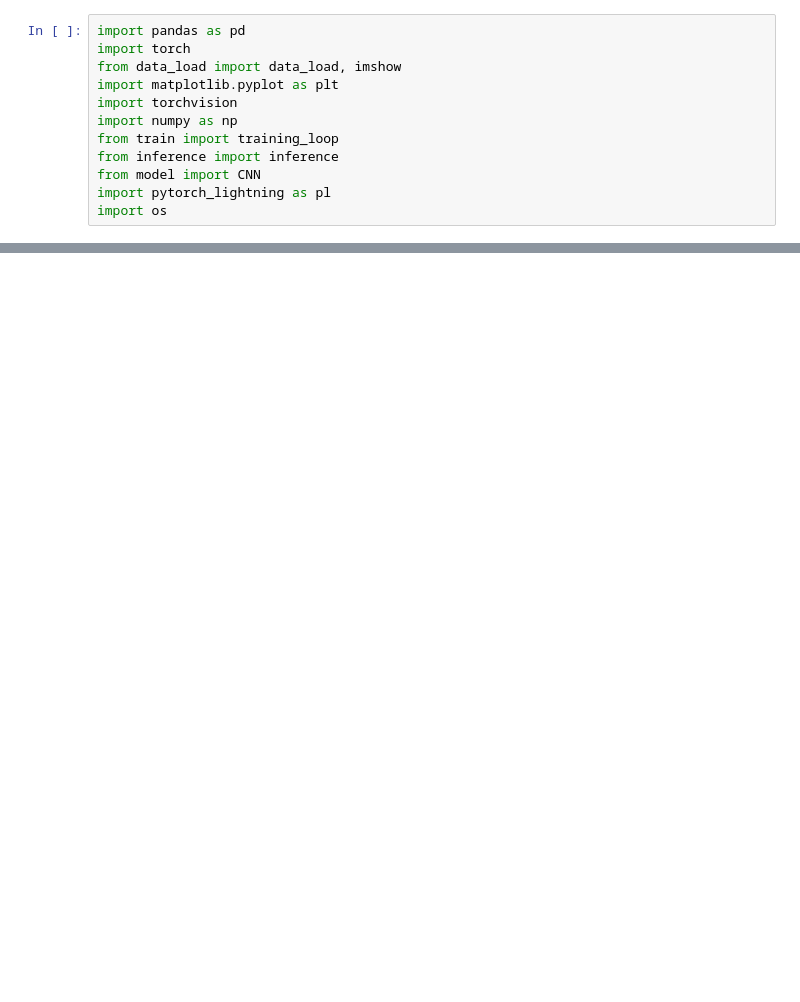
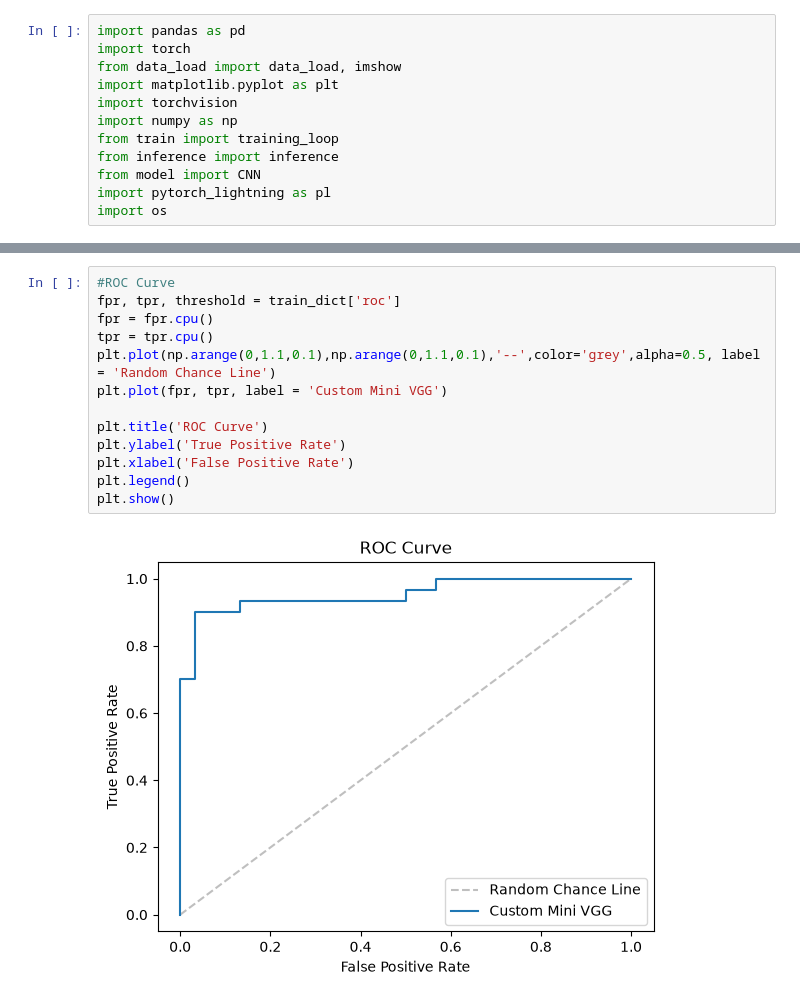
Before and after one commit to terry-so/Chest-X-ray-Classification-via-Custom-CNN, a Jupyter notebook: src/mini_vgg_training_demo.ipynb, the cells around one changed output, grey strips where cells are left out. Saved outputs shown, nothing was run; the diff lists cells and outputs as text; blank space fills up the shorter version.

```diff
--- a/src/mini_vgg_training_demo.ipynb
+++ b/src/mini_vgg_training_demo.ipynb
@@ -62,0 +71,15 @@ plt.show()
+# %%
+#ROC Curve
+fpr, tpr, threshold = train_dict['roc']
+fpr = fpr.cpu()
+tpr = tpr.cpu()
+plt.plot(np.arange(0,1.1,0.1),np.arange(0,1.1,0.1),'--',color='grey',alpha=0.5, label = 'Random Chance Line')
+plt.plot(fpr, tpr, label = 'Custom Mini VGG')
+
+plt.title('ROC Curve')
+plt.ylabel('True Positive Rate')
+plt.xlabel('False Positive Rate')
+plt.legend()
+plt.show()
+# %% [output]
+[figure, added]
```
Also changed, not shown: parts of 9 cells of this notebook, 2 other files.
